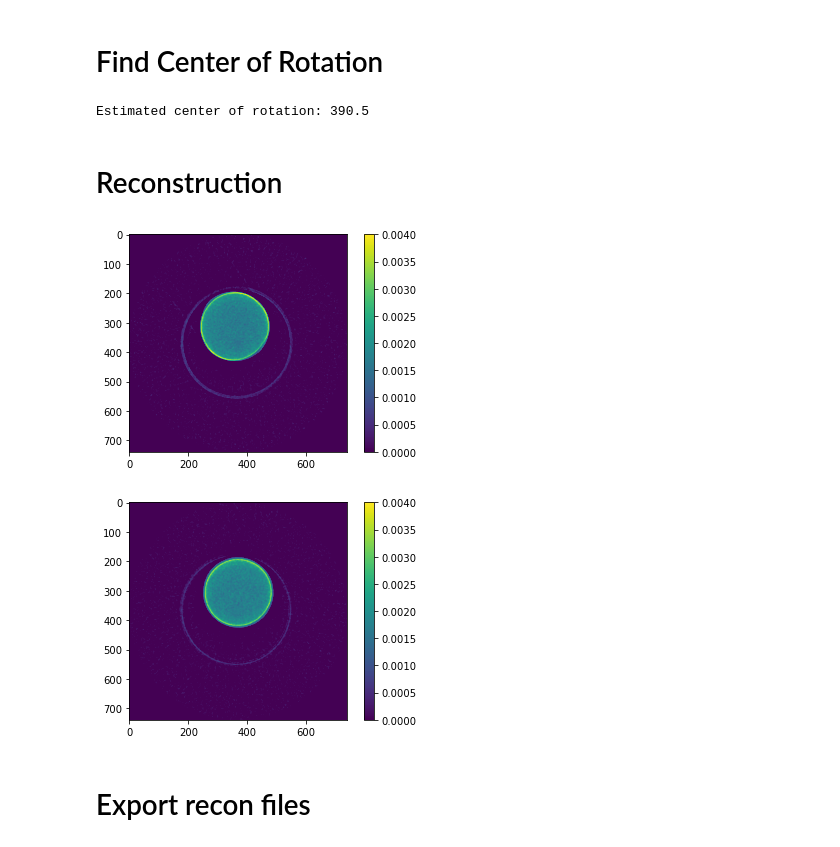
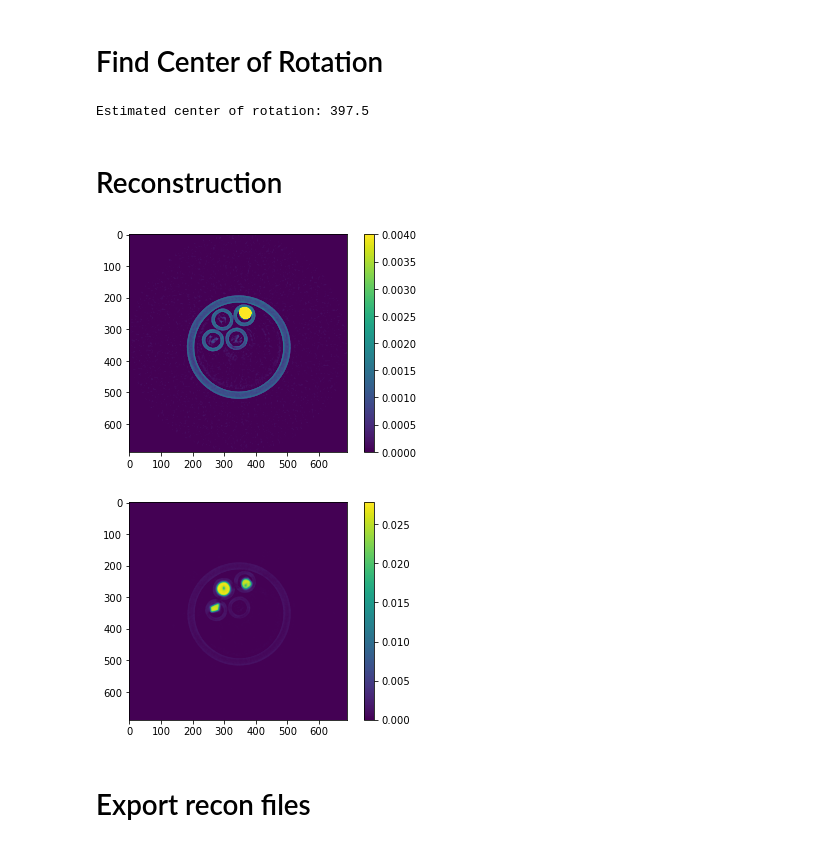
Before and after one commit to zhangy6x/research_stuff, a Jupyter notebook: jupyter_notebooks/norm_recon/rockit_workflow_master.ipynb, the cells around one changed output. Cells and saved outputs as stored; diff of their text form; code cells hidden in the pictures.

```diff
--- a/jupyter_notebooks/norm_recon/rockit_workflow_master.ipynb
+++ b/jupyter_notebooks/norm_recon/rockit_workflow_master.ipynb
@@ -18,7 +18,7 @@ olefile module not found
 # Workflow starts here!
 # %%
 ###################### need to change start
-ipts="29298"
+ipts="29313"
 ###################### need to change end
 # %% [markdown]
 ## Find CT scan location
@@ -47,9 +48,9 @@ os.listdir(dc_loc)
 # %%
 ###################### need to change start
-sample_name = "2022_09_29_sample4"
+sample_name = "2022_10_13_set1"
 ct_dir = os.path.join(ct_loc, sample_name)
-ob_dir = os.path.join(ob_loc, "2022_09_30")
-dc_dir = os.path.join(dc_loc, "2022_09_29")
+ob_dir = os.path.join(ob_loc, "2022_10_12")
+dc_dir = os.path.join(dc_loc, "2022_10_10")
 # ct_dir = "/HFIR/CG1D/IPTS-"+ipts+"/shared/processed_data/raw_to_recon"
 # ob_dir = "/HFIR/CG1D/IPTS-"+ipts+"/shared/processed_data/raw_to_recon"
 # dc_dir = "/HFIR/CG1D/IPTS-"+ipts+"/shared/processed_data/raw_to_recon"
@@ -120,7 +121,7 @@ Projection at 180 degree:
 ## b. Define the ROI by corners
 # %%
 slit_box_corners = tomopy.prep.alignment.find_slits_corners_aps_1id(img=ob_raw[0], method='simple')
-roi_corners = rocku.set_roi(corners=slit_box_corners, xmin=750, ymin=100, xmax=1500, ymax=1950)
+roi_corners = rocku.set_roi(corners=slit_box_corners, xmin=700, ymin=50, xmax=1400, ymax=2047)
 proj_crop = tomopy.prep.alignment.remove_slits_aps_1id(proj_raw, roi_corners)
 ob_crop = tomopy.prep.alignment.remove_slits_aps_1id(ob_raw, roi_corners)
 dc_crop = tomopy.prep.alignment.remove_slits_aps_1id(dc_raw, roi_corners)
@@ -273,8 +286,8 @@ dxchange.write_tiff_stack(proj_output, fname=fname, overwrite=True)
 print("Finding the tilt angle...")
 tilt_ang = tilt.calculate_tilt(image0=proj_rmv[0], image180=proj_rmv[proj180_ind])
 print("Found the tilt angle: ", tilt_ang.x)
-# proj_tilt = tilt.apply_tilt_correction(proj_rmv, tilt_ang.x)
-proj_tilt = tilt.apply_tilt_correction(proj_rmv, 0.15)
+proj_tilt = tilt.apply_tilt_correction(proj_rmv, tilt_ang.x)
+# proj_tilt = tilt.apply_tilt_correction(proj_rmv, 0.15)
 print("Projection at 0 degree:")
 plt.imshow(proj_tilt[0])
 plt.colorbar()
@@ -296,7 +309,7 @@ Projection at 180 degree:
 rot_center = tomopy.find_center_pc(np.squeeze(proj_tilt[0,:,:]), np.squeeze(proj_tilt[proj180_ind,:,:]), tol=0.5)
 print('Estimated center of rotation:', rot_center)
 # %% [output]
-Estimated center of rotation: 390.5
+Estimated center of rotation: 397.5
 # %% [markdown]
 # Reconstruction
 # %%
@@ -308,13 +321,13 @@ plt.imshow(recon[600, :, :], vmax=0.004, vmin=0)
 plt.colorbar()
 plt.show()
 # %% [output]
-[figure, old version]
+[figure, new version]
 # %%
-plt.imshow(recon[1550, :, :], vmax=0.004, vmin=0)
+plt.imshow(recon[1260, :, :], vmin=0)
 plt.colorbar()
 plt.show()
 # %% [output]
-[figure, old version]
+[figure, new version]
 # %%
 pix_um = 42.7 #um
 pix_cm = pix_um/10000
```
Also changed, not shown: parts of 16 cells of this notebook, 4 other files.
